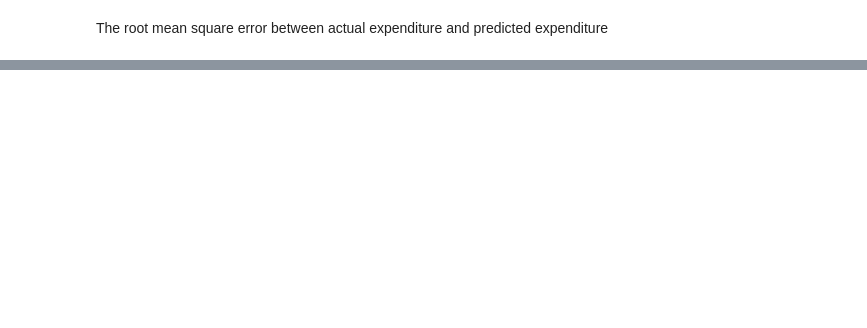
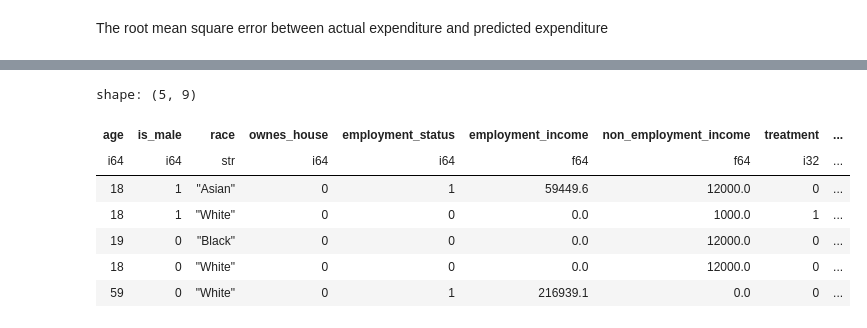
Before and after one commit to AlabhyaMe/T-Learner-for-economic-experiment, a Jupyter notebook: Meta Learners.ipynb, the cells around one changed output, grey strips where cells are left out. Cells and saved outputs as stored; diff of their text form; code cells hidden in the pictures; blank space fills up the shorter version.

```diff
--- a/Meta Learners.ipynb
+++ b/Meta Learners.ipynb
@@ -850,0 +442,3 @@ shape: (2, 3)
+# %%
+target = pl.read_csv("new_target.csv")
+target.head(5)
@@ -850,0 +458,6 @@ shape: (2, 3)
+# %%
+RCT_target = target
+np.random.seed(259)
+treatment = np.random.choice([1, 0], RCT_target.shape[0], p=[0.2, 0.8])
+RCT_target = RCT_target.with_columns(pl.Series('treatment', treatment))
+RCT_target.head(5)
@@ -850,0 +473,14 @@ shape: (2, 3)
+# %%
+%run data_processor.ipynb  # Executes the notebook
+# Then call your function directly
+RCT_target = process_dataframe(RCT_target)
+RCT_target.head(5)
+# %% [output]
+shape: (5, 9)
+| age | is_male | race | ownes_house | employment_status | employment_income | non_employment_income | treatment | ... |
+| i64 | i64 | str | i64 | i64 | f64 | f64 | i32 | ... |
+| 18 | 1 | "Asian" | 0 | 1 | 59449.6 | 12000.0 | 0 | ... |
+| 18 | 1 | "White" | 0 | 0 | 0.0 | 1000.0 | 1 | ... |
+| 19 | 0 | "Black" | 0 | 0 | 0.0 | 12000.0 | 0 | ... |
+| 18 | 0 | "White" | 0 | 0 | 0.0 | 12000.0 | 0 | ... |
+| 59 | 0 | "White" | 0 | 1 | 216939.1 | 0.0 | 0 | ... |
```
Also changed, not shown: parts of 139 cells of this notebook, 4 other files.
